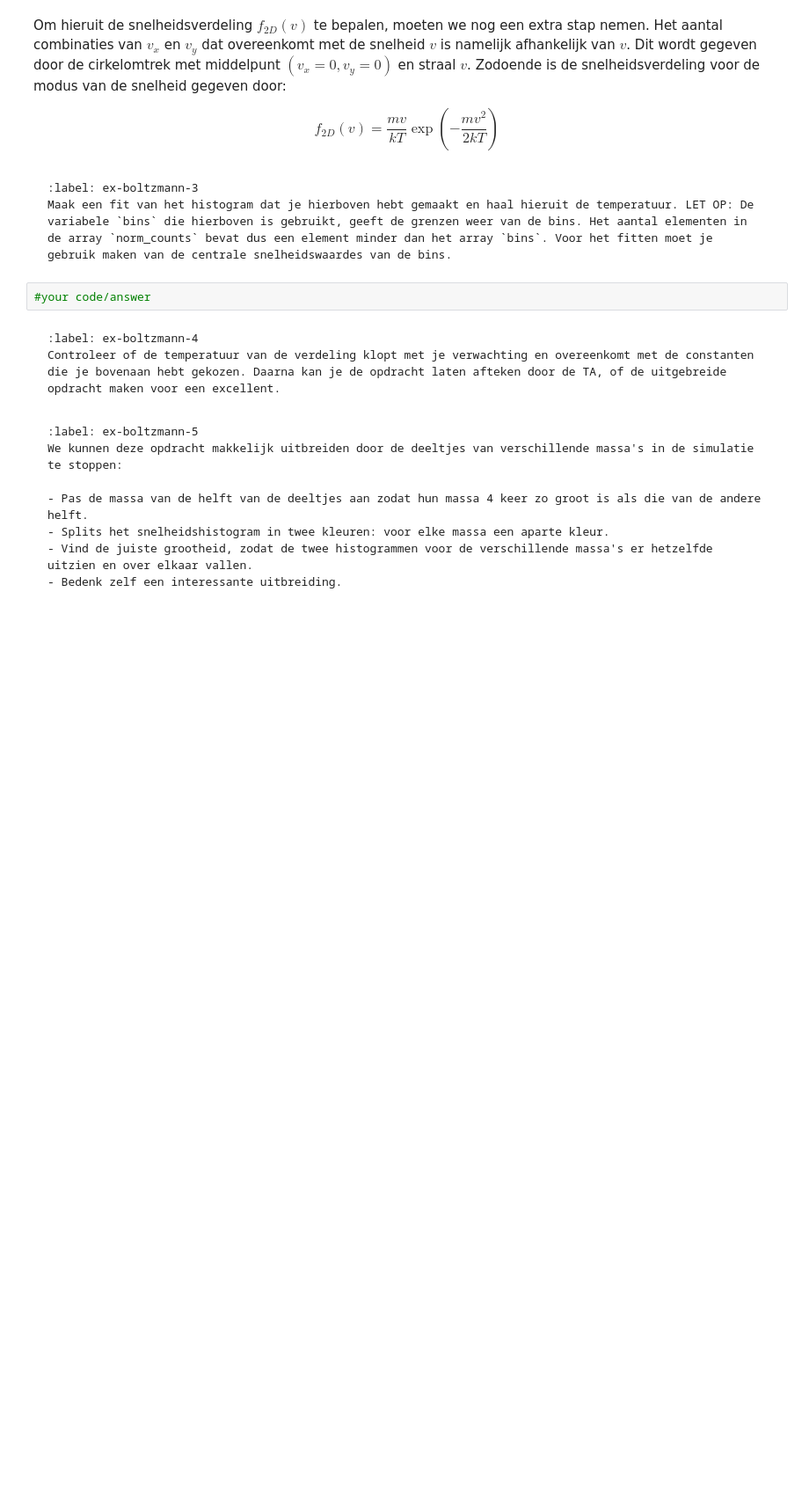
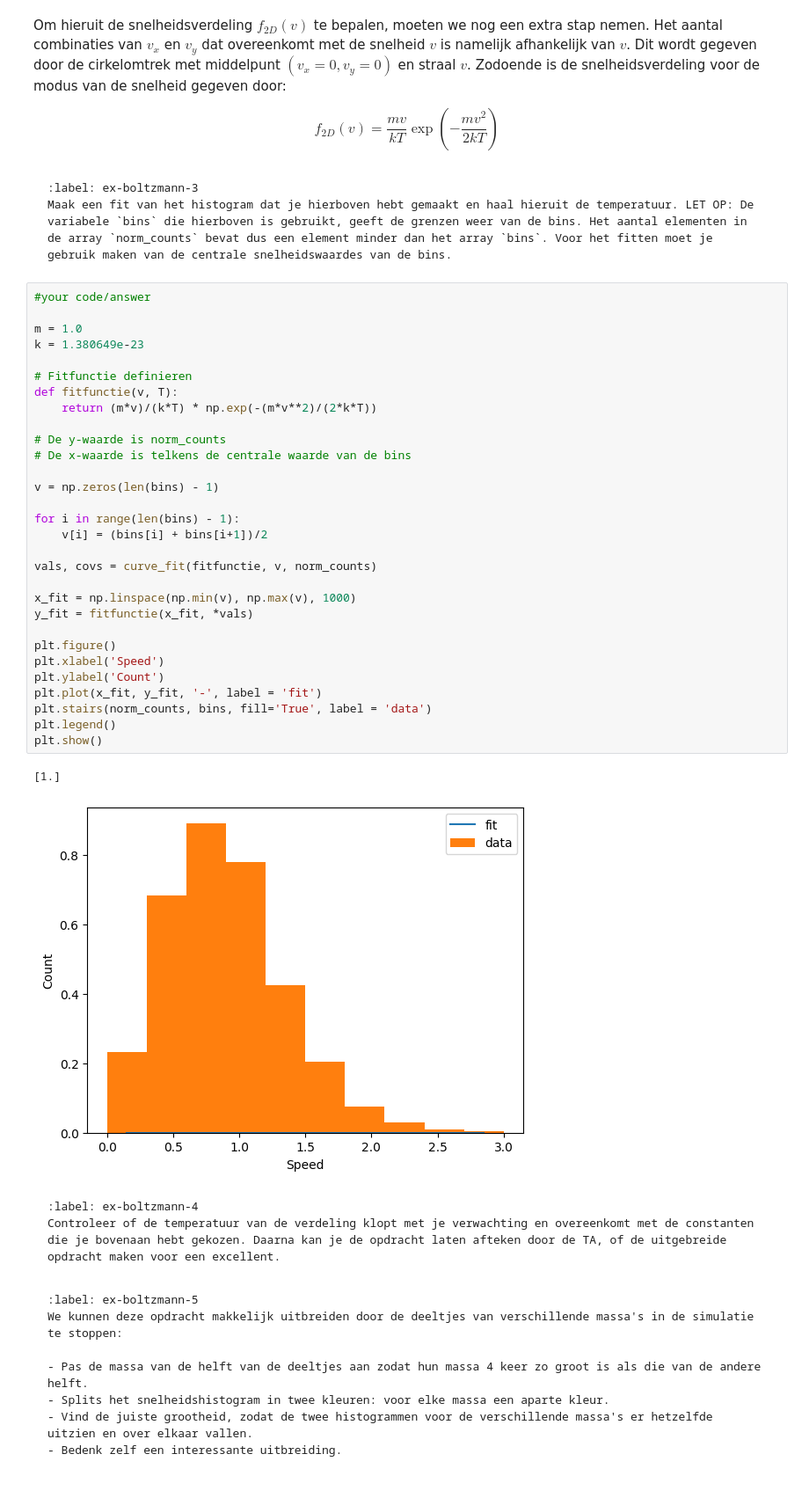
Before and after one commit to cs50202/kimienalesja, a Jupyter notebook: Content/PySim/6_boltzmann.ipynb, the cells around one changed output. Shown at 88% size. Saved outputs shown, nothing was run; the diff lists cells and outputs as text; blank space fills up the shorter version.

````diff
--- a/Content/PySim/6_boltzmann.ipynb
+++ b/Content/PySim/6_boltzmann.ipynb
@@ -342,6 +352,37 @@ Maak een fit van het histogram dat je hierboven hebt gemaakt en haal hieruit de
 ```
 # %%
 #your code/answer
+
+m = 1.0
+k = 1.380649e-23
+
+# Fitfunctie definieren
+def fitfunctie(v, T):
+    return (m*v)/(k*T) * np.exp(-(m*v**2)/(2*k*T))
+
+# De y-waarde is norm_counts
+# De x-waarde is telkens de centrale waarde van de bins
+
+v = np.zeros(len(bins) - 1)
+
+for i in range(len(bins) - 1):
+    v[i] = (bins[i] + bins[i+1])/2
+
+vals, covs = curve_fit(fitfunctie, v, norm_counts)
+
+x_fit = np.linspace(np.min(v), np.max(v), 1000)
+y_fit = fitfunctie(x_fit, *vals)
+
+plt.figure()
+plt.xlabel('Speed')
+plt.ylabel('Count')
+plt.plot(x_fit, y_fit, '-', label = 'fit')
+plt.stairs(norm_counts, bins, fill='True', label = 'data')
+plt.legend()
+plt.show()
+# %% [output]
+[1.]
+[figure, added]
 # %% [markdown]
 ```{exercise}
 :label: ex-boltzmann-4
````
Also changed, not shown: parts of 6 cells of this notebook, 1 other file.
